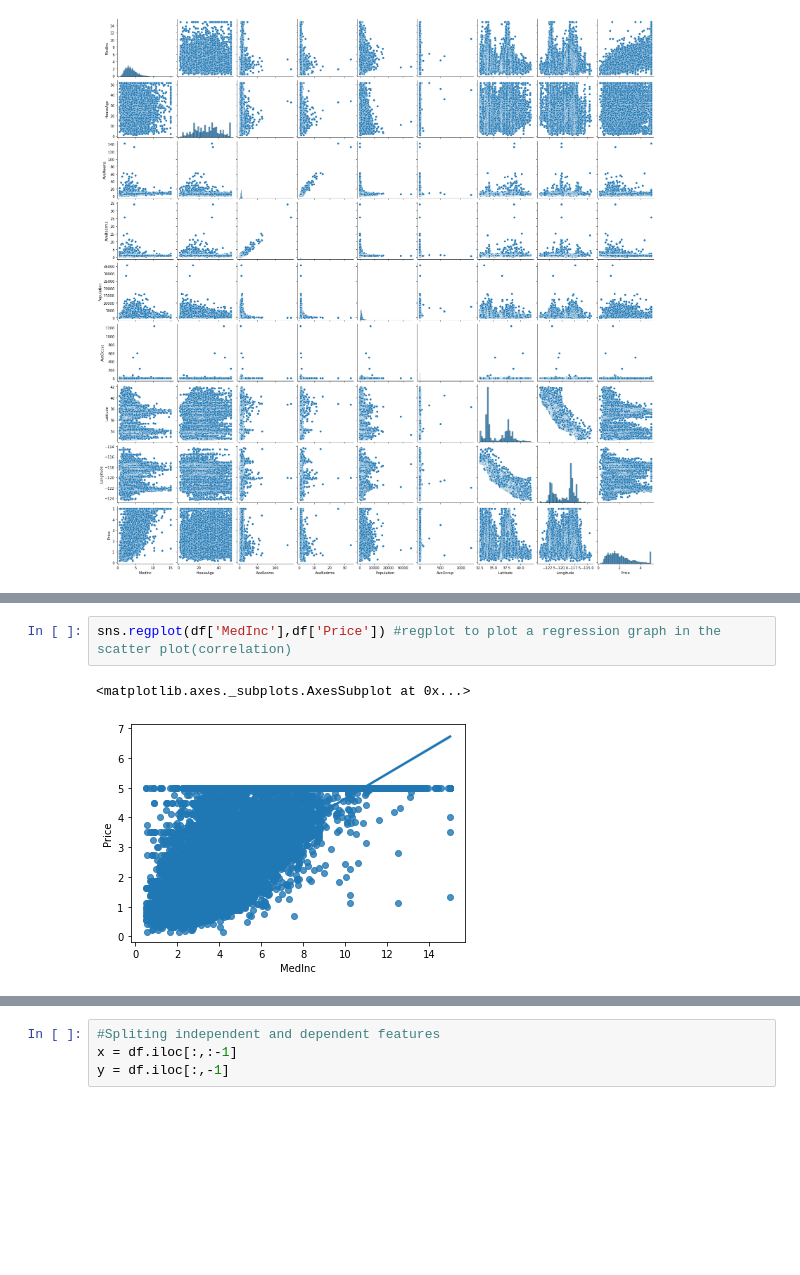
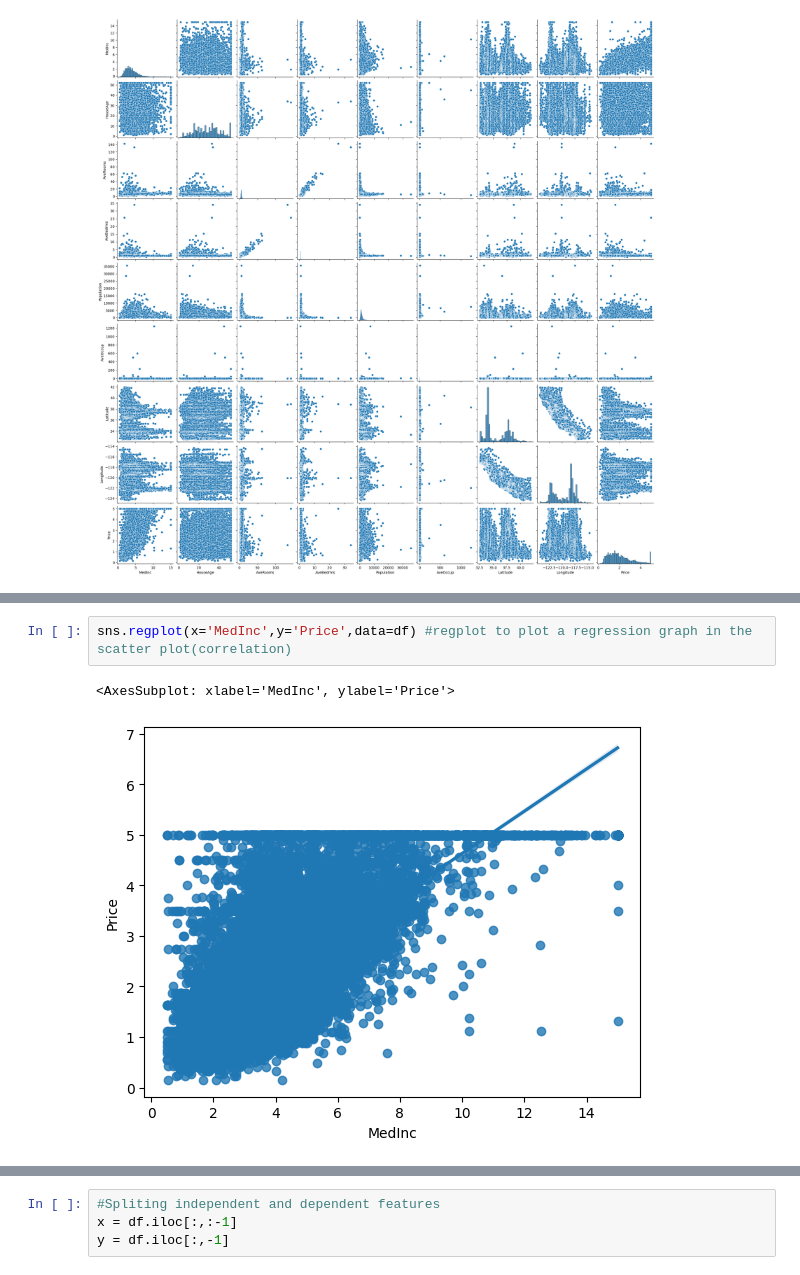
Before and after one commit to KishoreAnanth18/California-House-Price-Prediction, a Jupyter notebook: California_house_price_prediction_ML_project.ipynb, the cells around one changed output, grey strips where cells are left out. Saved outputs shown, nothing was run; the diff lists cells and outputs as text; blank space fills up the shorter version.

```diff
--- a/California_house_price_prediction_ML_project.ipynb
+++ b/California_house_price_prediction_ML_project.ipynb
@@ -101,5 +101,5 @@ plt.scatter(df['MedInc'],df['Price']) #correlation between two columns
 # %%
-sns.regplot(df['MedInc'],df['Price']) #regplot to plot a regression graph in the scatter plot(correlation)
+sns.regplot(x='MedInc',y='Price',data=df) #regplot to plot a regression graph in the scatter plot(correlation)
 # %% [output]
-<matplotlib.axes._subplots.AxesSubplot at 0x...>
+<AxesSubplot: xlabel='MedInc', ylabel='Price'>
-[figure, old version]
+[figure, new version]
```
Also changed, not shown: parts of 12 cells of this notebook, 6 other files.
